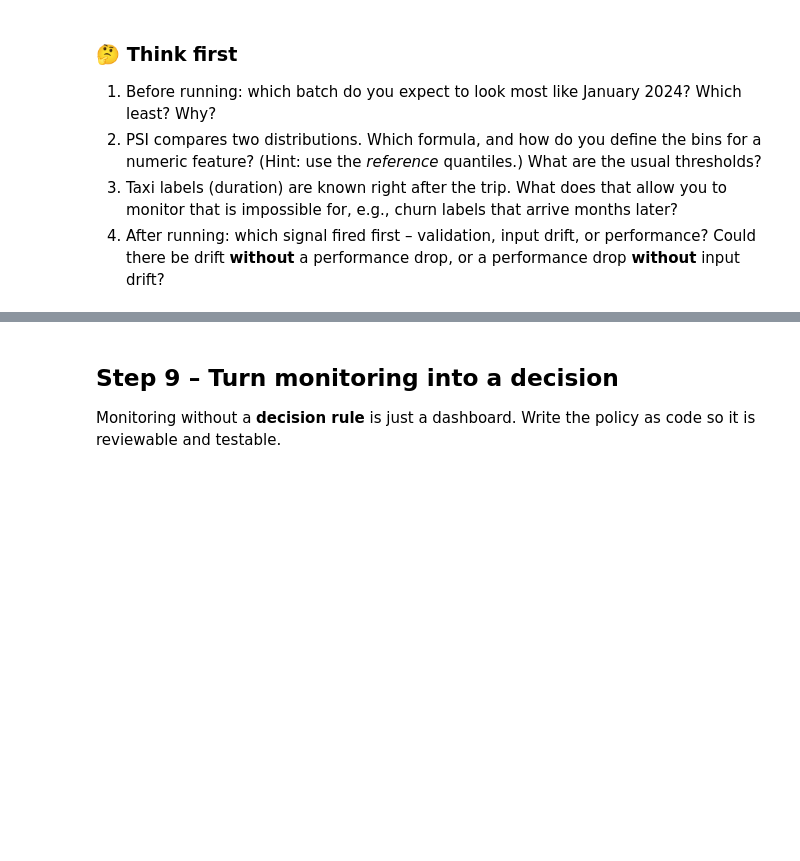
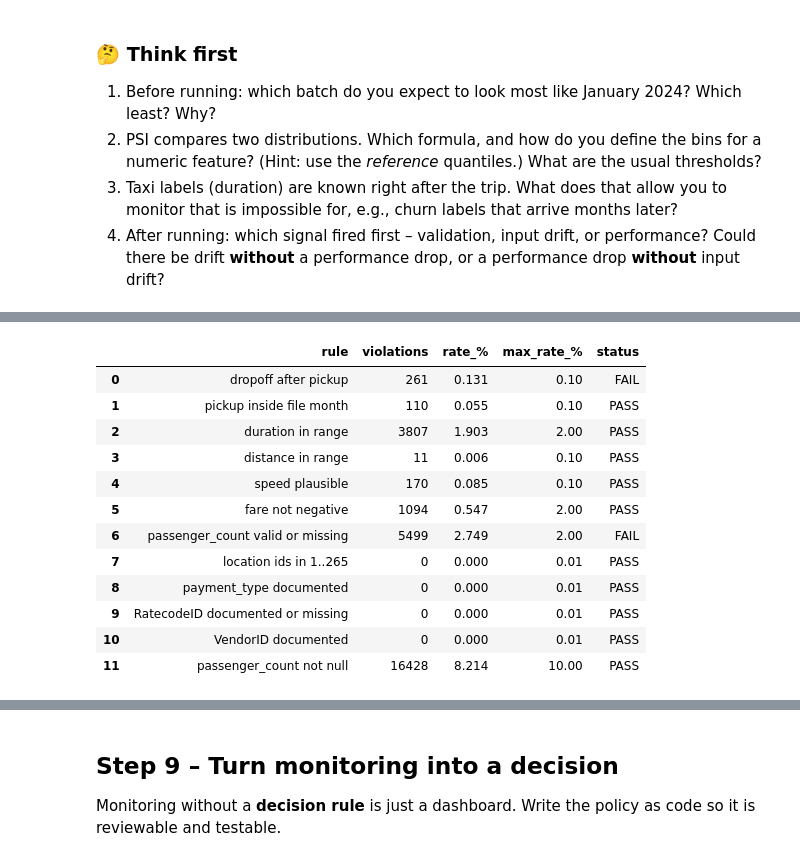
Before and after one commit to cikram/MLOPS_LABS, a Jupyter notebook: lab1/MLOps_Data_Lab_NYC_Taxi_STUDENT.ipynb, the cells around one changed output, grey strips where cells are left out. Cells and saved outputs as stored; diff of their text form; code cells hidden in the pictures; blank space fills up the shorter version.

```diff
--- a/lab1/MLOps_Data_Lab_NYC_Taxi_STUDENT.ipynb
+++ b/lab1/MLOps_Data_Lab_NYC_Taxi_STUDENT.ipynb
@@ -1203,3 +1329,19 @@ def monitor(ym):
+# %%
+validate(load_month("2020-04"), "2020-04", R)
+# %% [output]
+|  | rule | violations | rate_% | max_rate_% | status |
+| 0 | dropoff after pickup | 261 | 0.131 | 0.10 | FAIL |
+| 1 | pickup inside file month | 110 | 0.055 | 0.10 | PASS |
+| 2 | duration in range | 3807 | 1.903 | 2.00 | PASS |
+| 3 | distance in range | 11 | 0.006 | 0.10 | PASS |
+| 4 | speed plausible | 170 | 0.085 | 0.10 | PASS |
+| 5 | fare not negative | 1094 | 0.547 | 2.00 | PASS |
+| 6 | passenger_count valid or missing | 5499 | 2.749 | 2.00 | FAIL |
+| 7 | location ids in 1..265 | 0 | 0.000 | 0.01 | PASS |
+| 8 | payment_type documented | 0 | 0.000 | 0.01 | PASS |
+| 9 | RatecodeID documented or missing | 0 | 0.000 | 0.01 | PASS |
+| 10 | VendorID documented | 0 | 0.000 | 0.01 | PASS |
+| 11 | passenger_count not null | 16428 | 8.214 | 10.00 | PASS |
 # %%
 assert "report" in globals() and len(report) == 3, "build the monitoring report for the 3 months"
 assert any(c.startswith("psi_") for c in report.columns) and "MAE_min" in report.columns
```
Also changed, not shown: parts of 25 cells of this notebook, 15 other files.
